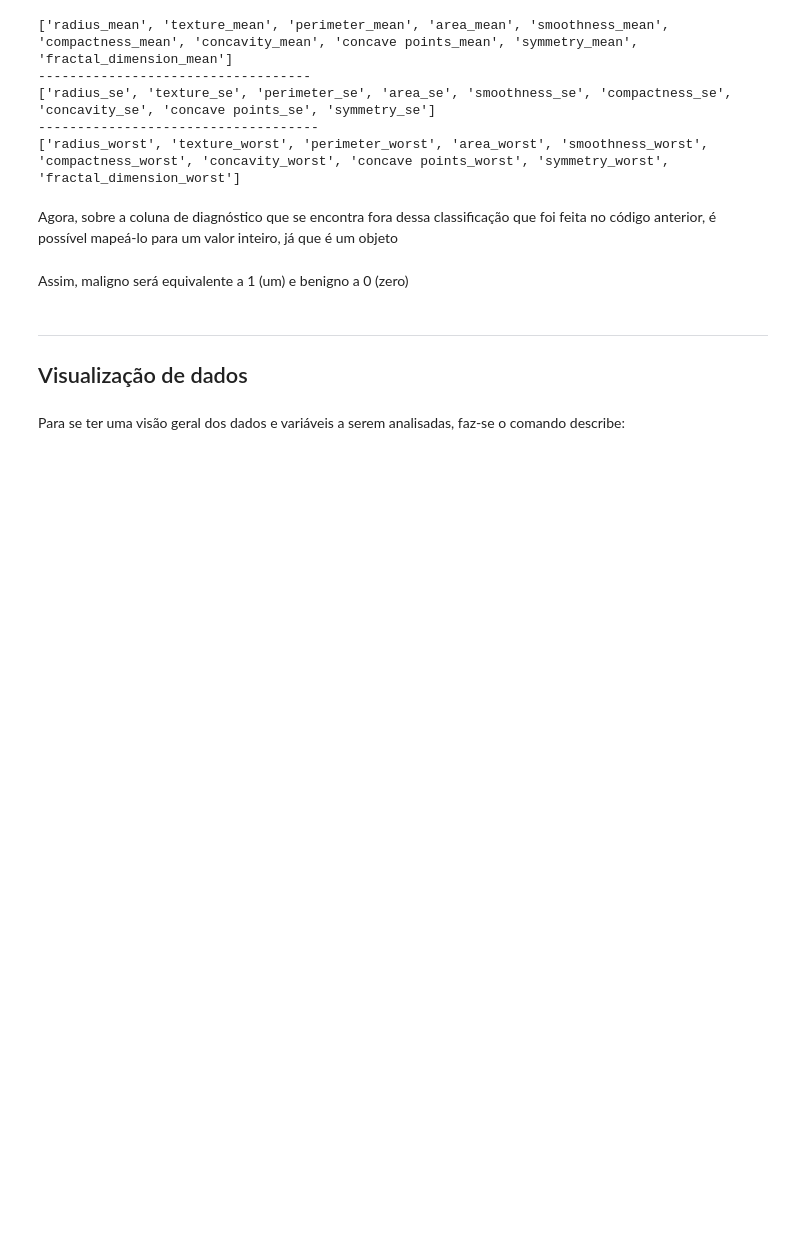
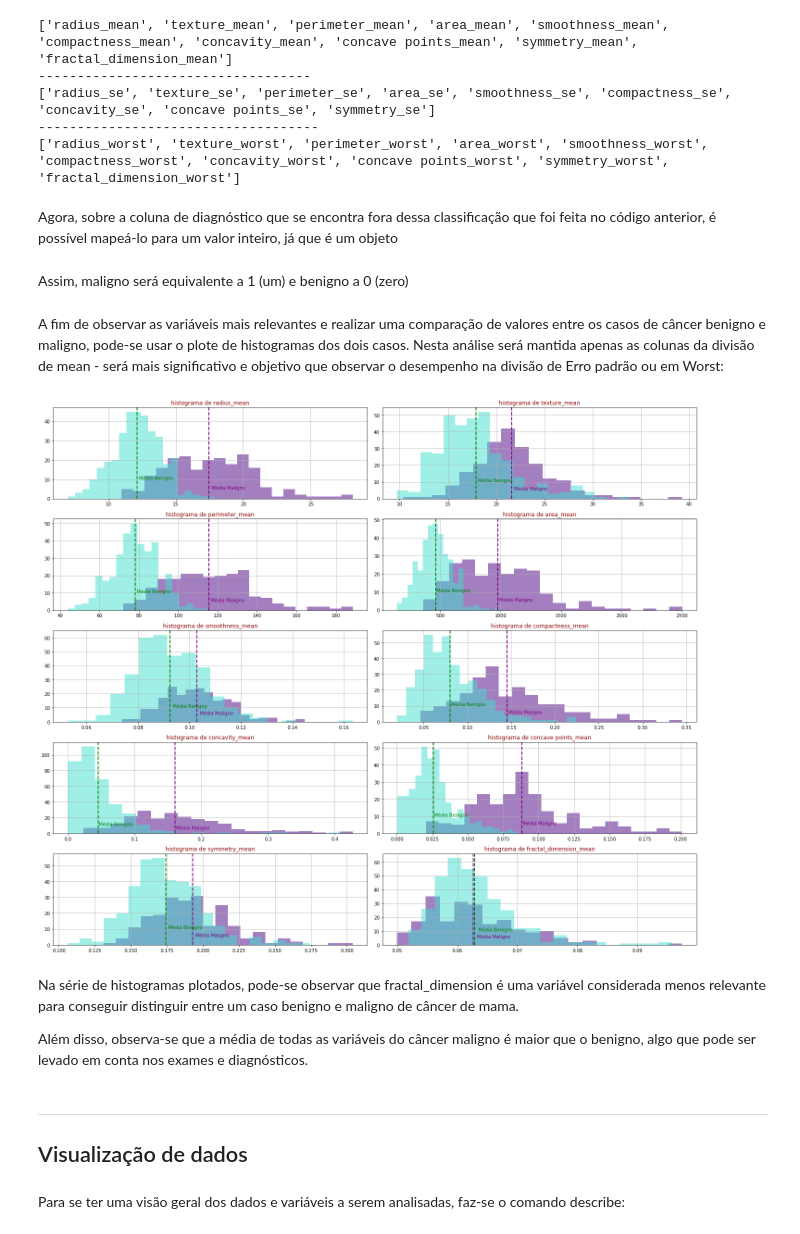
Before and after one commit to GabrielaMitu/CDados2020_Projeto2, a Jupyter notebook: Projeto2 - Análise Exploratória.ipynb, the cells around one changed output. Saved outputs shown, nothing was run; the diff lists cells and outputs as text; code cells hidden in the pictures; blank space fills up the shorter version.

```diff
--- a/Projeto2 - Análise Exploratória.ipynb
+++ b/Projeto2 - Análise Exploratória.ipynb
@@ -111,6 +118,38 @@ Agora, sobre a coluna de diagnóstico que se encontra fora dessa classificação
 dados['diagnosis']=dados['diagnosis'].map({'M':1,'B':0})
 # %% [markdown]
 Assim, maligno será equivalente a 1 (um) e benigno a 0 (zero)
+# %% [markdown]
+A fim de observar as variáveis mais relevantes e realizar uma comparação de valores entre os casos de câncer benigno e maligno, pode-se usar o plote de histogramas dos dois casos. Nesta análise será mantida apenas as colunas da divisão de mean - será mais significativo e objetivo que observar o desempenho na divisão de Erro padrão ou em Worst:
+# %%
+maligno=dados[dados['diagnosis']==1]
+benigno=dados[dados['diagnosis']==0]
+
+
+def verticalLine(plot, x, y, color, nome):
+    plot.axvline(x, color=color, linestyle="dashed", linewidth=2)
+    plot.text(1.01*x, y, nome, color=color)
+
+
+def draw_histograms(dataframe, dataframe2, features, rows, cols):
+    fig=plt.figure(figsize=(20,20))
+    for i, feature in enumerate(features):
+        ax=fig.add_subplot(rows,cols,i+1)
+        plot1=dataframe[feature].hist(bins=20,ax=ax,color='indigo', alpha=0.5, label='Maligno')
+        plot2=dataframe2[feature].hist(bins=20,ax=ax,color='turquoise', alpha=0.5, label='Benigno')
+        verticalLine(plot1, dataframe[feature].mean(), 5, "purple", "Média Maligno")
+        verticalLine(plot2, dataframe2[feature].mean(), 10, "green", "Média Benigno")
+
+        ax.set_title('histograma de '+feature,color='DarkRed')
+
+    fig.tight_layout()
+    plt.show()
+draw_histograms(maligno[features_mean],benigno[features_mean],benigno[features_mean].columns,6,2)
+# %% [output]
+[figure, added]
+# %% [markdown]
+Na série de histogramas plotados, pode-se observar que fractal_dimension é uma variável considerada menos relevante para conseguir distinguir entre um caso benigno e maligno de câncer de mama.
+
+Além disso, observa-se que a média de todas as variáveis do câncer maligno é maior que o benigno, algo que pode ser levado em conta nos exames e diagnósticos.
 # %% [markdown]
 ________
 ## Visualização de dados
```
Also changed, not shown: parts of 40 cells of this notebook.
